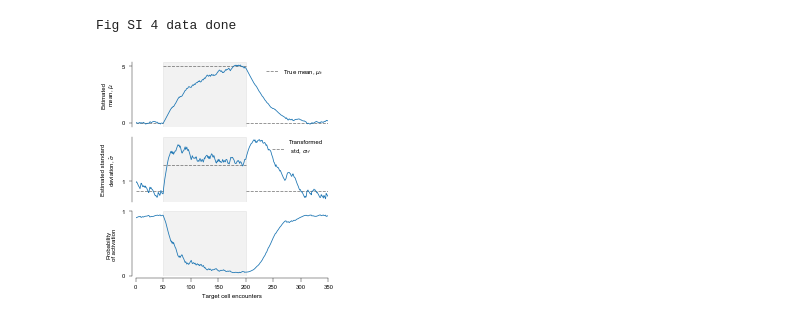
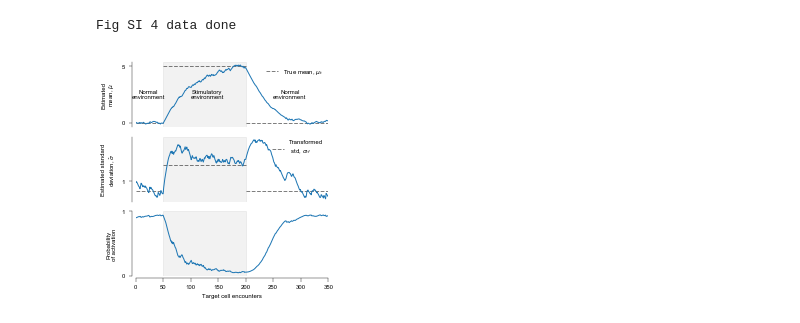
Before and after one commit to ywqin/paper-innate-immune-adaptation, a Jupyter notebook: figures.ipynb, the cells around one changed output. Saved outputs shown, nothing was run; the diff lists cells and outputs as text; code cells hidden in the pictures.

```diff
--- a/figures.ipynb
+++ b/figures.ipynb
@@ -1633,31 +1633,37 @@ ax1.hlines(y=m_env2, xmin=num1env, xmax=num1env+num2env, **DASH_STYLE)
 ax1.hlines(y=m_env1, xmin=num1env+num2env,
            xmax=num1env+num2env+num3env, **DASH_STYLE)
 ax2.hlines(y=std_1_tf, xmin=0, xmax=num1env,
            label='Transformed\n std, $\sigma_{tf}$', **DASH_STYLE)
 ax2.hlines(y=std_2_tf, xmin=num1env,
            xmax=num1env+num2env, **DASH_STYLE)
 ax2.hlines(y=std_1_tf, xmin=num1env+num2env,
            xmax=num1env+num2env+num3env, **DASH_STYLE)
 
 #ax3.hlines(0.99, 0, num1env, **DASH_STYLE)
 #ax3.hlines(0, num1env, num1env+num2env, **DASH_STYLE)
 #ax3.hlines(0.99, num1env+num2env,num1env+num2env+num3env, **DASH_STYLE)
 
 ax3.set_ylim(-0.01, 1)
 #ax3.set_yticks(np.arange(0, 1.1, step=1))
+ax1.text(23, 2.5, 'Normal\nenvironment',
+         ha='center', va='center', fontsize=LABEL_SIZE)
+ax1.text(130, 2.5, 'Stimulatory\nenvironment',
+         ha='center', va='center', fontsize=LABEL_SIZE)
+ax1.text(280, 2.5, 'Normal\nenvironment',
+         ha='center', va='center', fontsize=LABEL_SIZE)
 
 # plot
 ax1.legend(loc='upper right', frameon=False)
 ax2.legend(loc='upper right', frameon=False)
 ax1.plot(data['Mean'])
 ax1.set_ylabel(ESTD_MEAN_LABEL)
 ax2.plot(data['Std'])
 ax2.set_ylabel(ESTD_STD_LABEL)
 ax3.plot(data['Poa'])
 ax3.set_xlabel(ENCOUNTER_LABEL)
 ax3.set_ylabel('Probability\nof activation')
 plt.savefig('figSI4-adaptation-dynamic.pdf', format='pdf', dpi=300)
 plt.show()
 plt.close()
 # %% [output]
-[figure, old version]
+[figure, new version]
```
Also changed, not shown: 1 other file.
